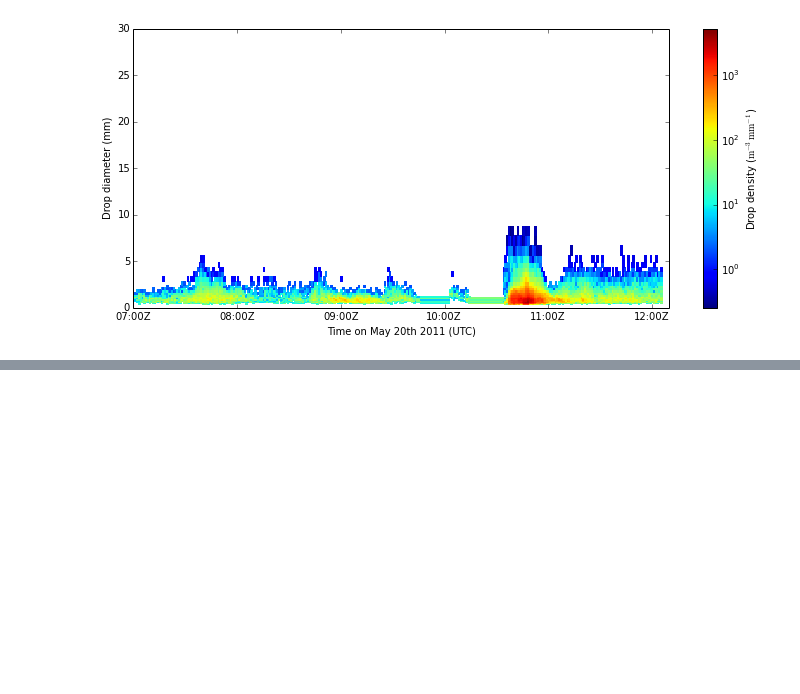
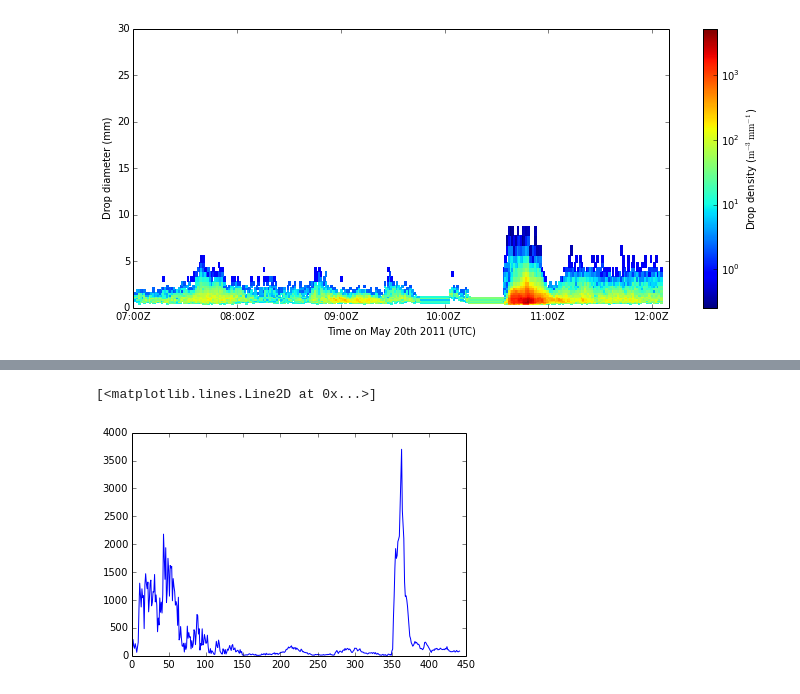
Before and after one commit to scollis/notebooks, a Jupyter notebook: parsivel explore.ipynb, the cells around one changed output, grey strips where cells are left out. Cells and saved outputs as stored; diff of their text form; code cells hidden in the pictures; blank space fills up the shorter version.

```diff
--- a/parsivel explore.ipynb
+++ b/parsivel explore.ipynb
@@ -59,0 +62,5 @@ cb=plt.colorbar()
+# %%
+plt.plot(drop_density)
+# %% [output]
+[<matplotlib.lines.Line2D at 0x...>]
+[figure, added]
```
Also changed, not shown: parts of 4 cells of this notebook.
